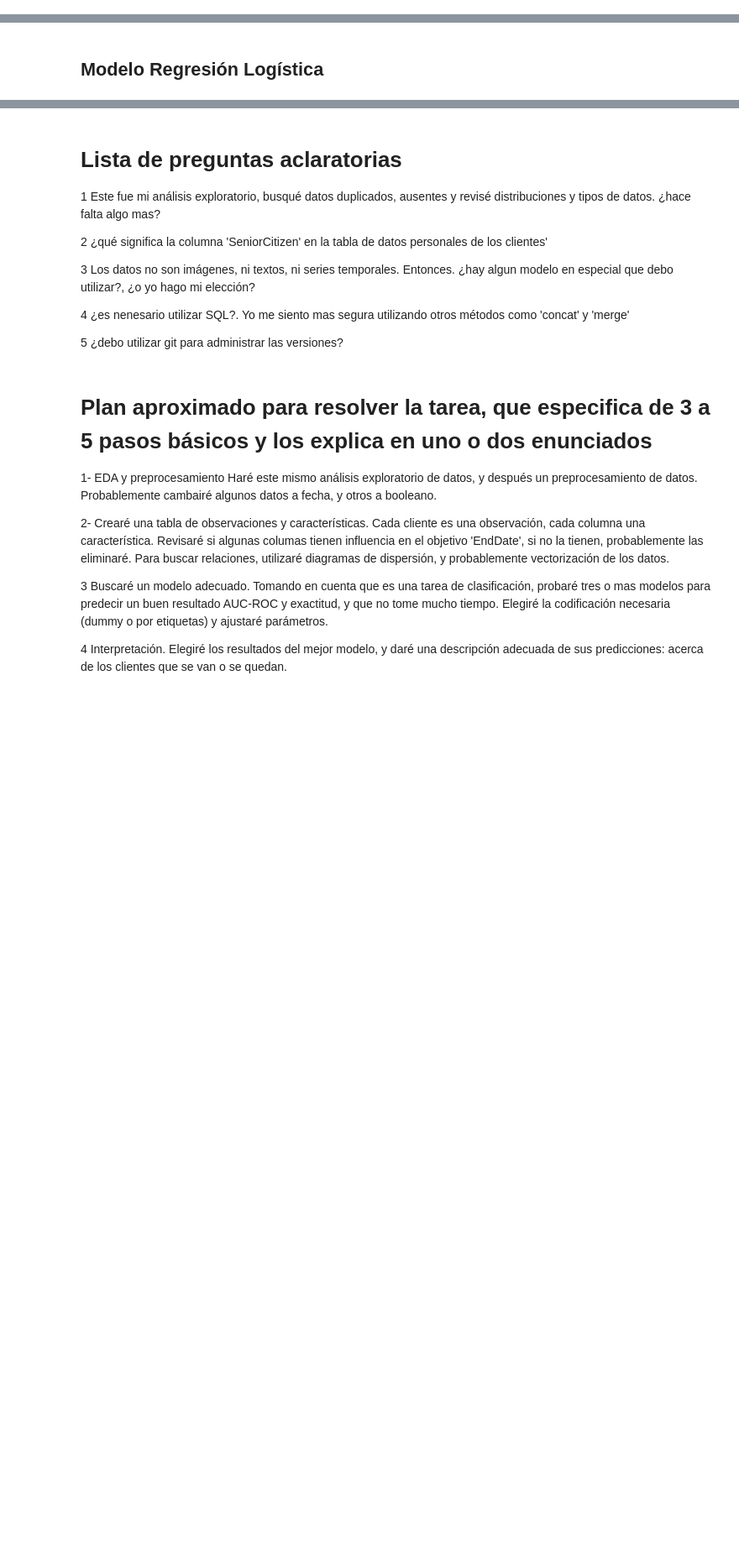
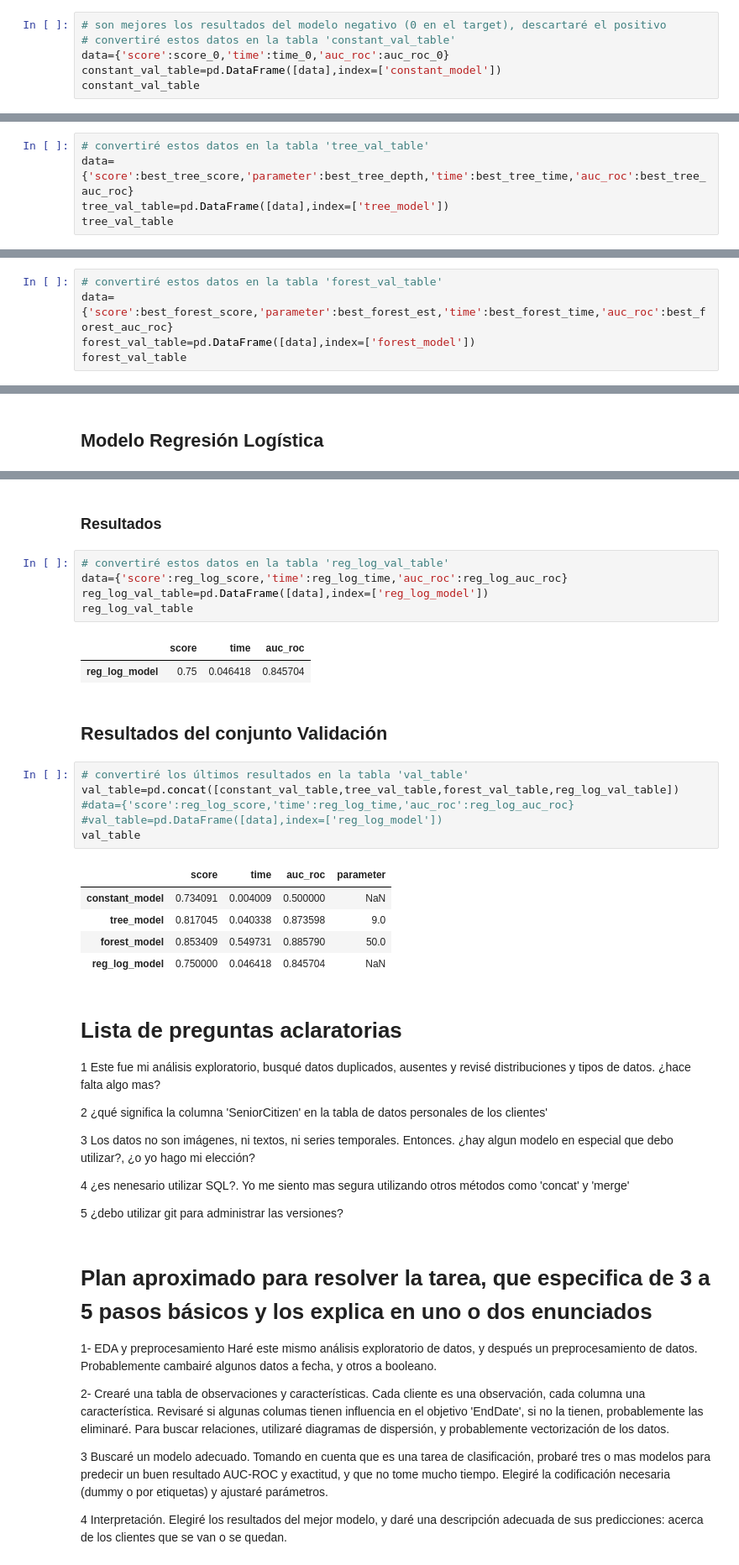
Before and after one commit to GeorginaTL/ProyectoFinalTT, a Jupyter notebook: proyecto_final_s17.ipynb, the cells around one changed output, grey strips where cells are left out. Shown at 84% size. Drawn from its saved outputs; the diff is of its cells as text; blank space fills up the shorter version.

Commit message:
resultados validacion

```diff
--- a/proyecto_final_s17.ipynb
+++ b/proyecto_final_s17.ipynb
@@ -1843,0 +1855,6 @@ Exactitud del mejor modelo Constante: 0.27. Probabilidad: 1.00. Tiempo: 0.00. AU
+# %%
+# son mejores los resultados del modelo negativo (0 en el target), descartaré el positivo
+# convertiré estos datos en la tabla 'constant_val_table'
+data={'score':score_0,'time':time_0,'auc_roc':auc_roc_0}
+constant_val_table=pd.DataFrame([data],index=['constant_model'])
+constant_val_table
@@ -1930,0 +1953,5 @@ Exactitud del mejor modelo Arbol: 0.82. Profundidad: 9.00. Tiempo: 0.05. AUC_ROC
+# %%
+# convertiré estos datos en la tabla 'tree_val_table'
+data={'score':best_tree_score,'parameter':best_tree_depth,'time':best_tree_time,'auc_roc':best_tree_auc_roc}
+tree_val_table=pd.DataFrame([data],index=['tree_model'])
+tree_val_table
@@ -1960,0 +1993,5 @@ Exactitud del mejor modelo Bosque: 0.85. Estimadores: 50.00. Tiempo: 0.70. AUC_R
+# %%
+# convertiré estos datos en la tabla 'forest_val_table'
+data={'score':best_forest_score,'parameter':best_forest_est,'time':best_forest_time,'auc_roc':best_forest_auc_roc}
+forest_val_table=pd.DataFrame([data],index=['forest_model'])
+forest_val_table
@@ -1981,3 +2021,27 @@ Exactitud del modelo Regresión Logística: 0.75. Tiempo: 0.34. AUC_ROC: 0.85.
+# %% [markdown]
+### Resultados
+# %%
+# convertiré estos datos en la tabla 'reg_log_val_table'
+data={'score':reg_log_score,'time':reg_log_time,'auc_roc':reg_log_auc_roc}
+reg_log_val_table=pd.DataFrame([data],index=['reg_log_model'])
+reg_log_val_table
+# %% [output]
+|  | score | time | auc_roc |
+| reg_log_model | 0.75 | 0.046418 | 0.845704 |
+# %% [markdown]
+## Resultados del conjunto Validación
+# %%
+# convertiré los últimos resultados en la tabla 'val_table'
+val_table=pd.concat([constant_val_table,tree_val_table,forest_val_table,reg_log_val_table])
+#data={'score':reg_log_score,'time':reg_log_time,'auc_roc':reg_log_auc_roc}
+#val_table=pd.DataFrame([data],index=['reg_log_model'])
+val_table
+# %% [output]
+|  | score | time | auc_roc | parameter |
+| constant_model | 0.734091 | 0.004009 | 0.500000 | NaN |
+| tree_model | 0.817045 | 0.040338 | 0.873598 | 9.0 |
+| forest_model | 0.853409 | 0.549731 | 0.885790 | 50.0 |
+| reg_log_model | 0.750000 | 0.046418 | 0.845704 | NaN |
 # %% [markdown]
 # Lista de preguntas aclaratorias
 1 Este fue mi análisis exploratorio, busqué datos duplicados, ausentes y revisé distribuciones y tipos de datos. ¿hace falta algo mas?
```
Also changed, not shown: parts of 16 cells of this notebook.
